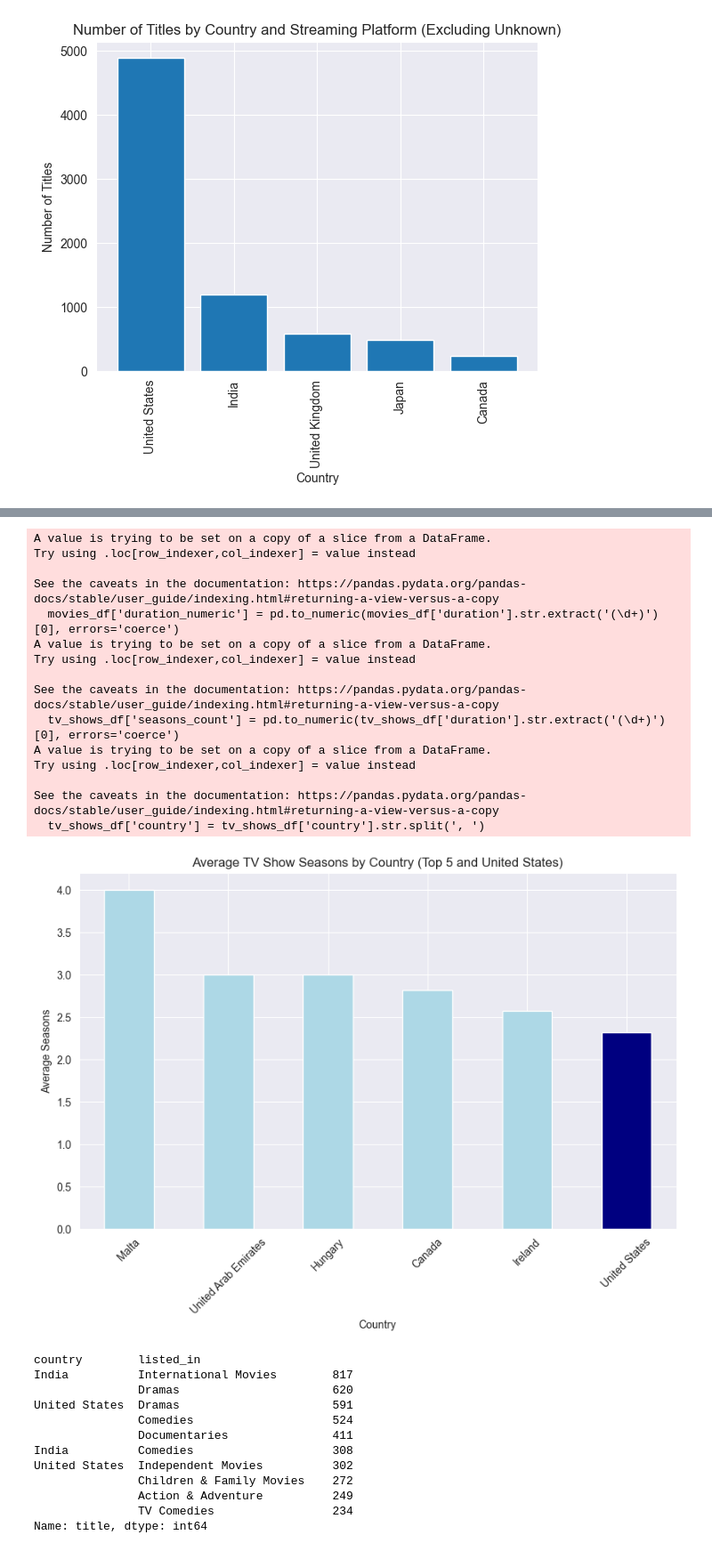
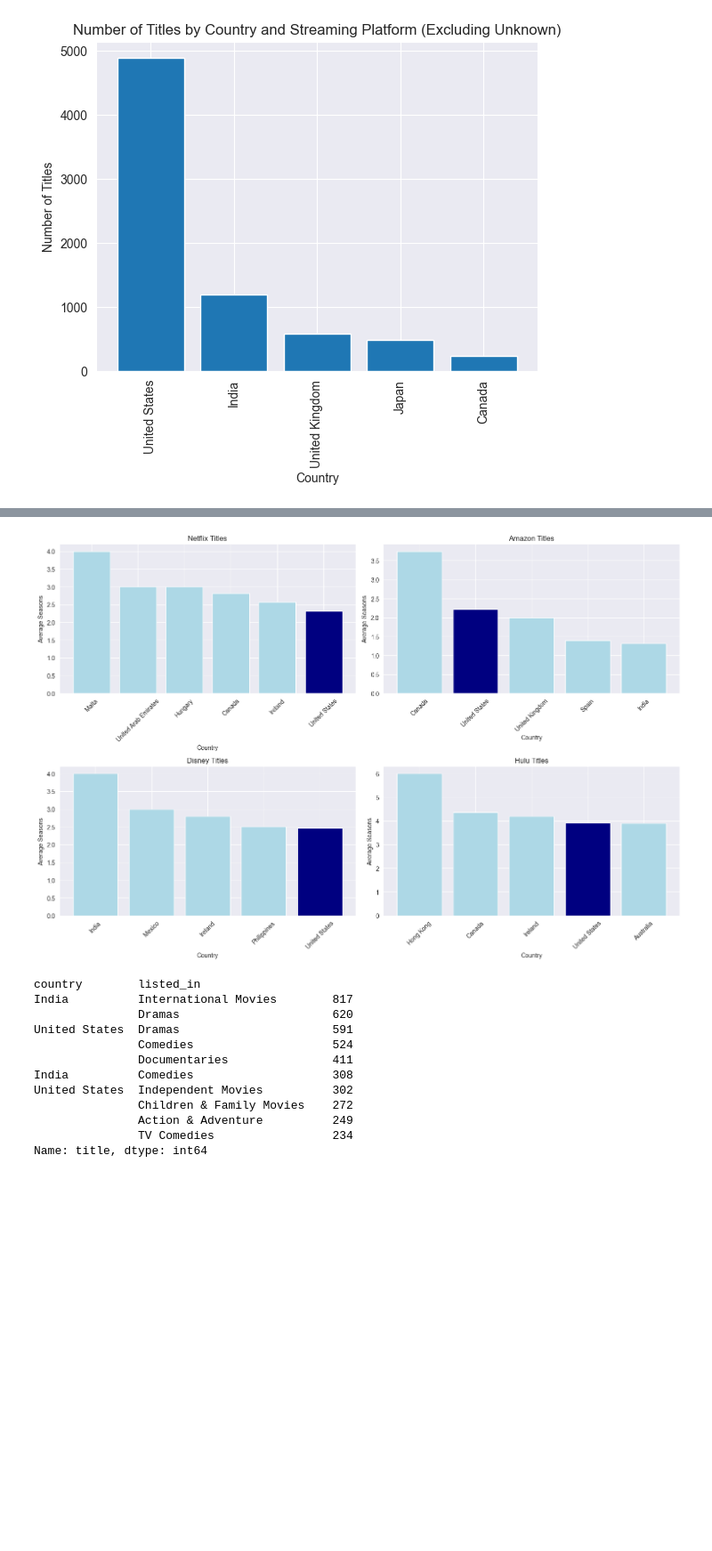
Before and after one commit to Arleee1/Zuckflix, a Jupyter notebook: MetaDataAnalysis.ipynb, the cells around one changed output, grey strips where cells are left out. Shown: that part at 89% size. Saved outputs shown, nothing was run; the diff lists cells and outputs as text; code cells hidden in the pictures; blank space fills up the shorter version.

Commit message:
add data for other streaming service to average seasons

```diff
--- a/MetaDataAnalysis.ipynb
+++ b/MetaDataAnalysis.ipynb
@@ -292,40 +292,38 @@ plt.show()
 # %% [output]
 [figure]
 # %%
-tv_shows_df = df[df['type'] == 'TV Show']
+dataframes = {
+    'Netflix Titles': df,
+    'Amazon Titles': adf,
+    'Disney Titles': ddf,
+    'Hulu Titles': hdf
+}
 
-# Convert movie durations to numeric
-movies_df['duration_numeric'] = pd.to_numeric(movies_df['duration'].str.extract('(\d+)')[0], errors='coerce')
+fig, axs = plt.subplots(2, 2, figsize=(15, 10)) # Setup a 2x2 grid
+axs = axs.flatten() # Flatten the 2x2 grid into a 1D array for easy iteration
 
-# Convert TV show seasons to numeric
-tv_shows_df['seasons_count'] = pd.to_numeric(tv_shows_df['duration'].str.extract('(\d+)')[0], errors='coerce')
+for idx, (title, df) in enumerate(dataframes.items()):
+    # Process each DataFrame
+    tv_shows_df = df[df['type'] == 'TV Show']
+    tv_shows_df['country'] = tv_shows_df['country'].str.split(', ')
+    exploded_tv_shows_df = tv_shows_df.explode('country')
+    exploded_tv_shows_df['seasons_count'] = pd.to_numeric(exploded_tv_shows_df['duration'].str.extract('(\d+)')[0], errors='coerce')
+    average_tv_shows_duration = exploded_tv_shows_df.groupby('country')['seasons_count'].mean()
 
-# Handle multiple countries for TV shows
-tv_shows_df['country'] = tv_shows_df['country'].str.split(', ')
-exploded_tv_shows_df = tv_shows_df.explode('country')
+    # Select top 5 countries and handle the 'United States' case
+    top_5_tv_shows_durations = average_tv_shows_duration.sort_values(ascending=False).head(5)
+    if 'United States' not in top_5_tv_shows_durations.index:
+        us_tv_shows_duration = pd.Series(average_tv_shows_duration.get('United States', 'Not Available'), index=['United States'])
+        top_5_tv_shows_durations = pd.concat([top_5_tv_shows_durations, us_tv_shows_duration])
 
-# Calculate the average number of seasons per country for TV shows
-average_tv_shows_duration = exploded_tv_shows_df.groupby('country')['seasons_count'].mean()
+    # Plotting on the respective subplot
+    axs[idx].bar(top_5_tv_shows_durations.index, top_5_tv_shows_durations.values, color=['lightblue' if country != 'United States' else 'navy' for country in top_5_tv_shows_durations.index])
+    axs[idx].set_title(title)
+    axs[idx].set_xlabel('Country')
+    axs[idx].set_ylabel('Average Seasons')
+    axs[idx].tick_params(axis='x', rotation=45)
 
-# Get average TV show seasons for the United States
-us_average_tv_shows_seasons = average_tv_shows_duration.get('United States', 'Not Available')
-print("Average TV Show Seasons in United States:", us_average_tv_shows_seasons, "seasons")
-
-# Select top 5 countries based on average TV show seasons
-top_5_tv_shows_durations = average_tv_shows_duration.sort_values(ascending=False).head(5)
-
-# If United States is not in the top 5, add it separately
-if 'United States' not in top_5_tv_shows_durations.index:
-    us_tv_shows_duration = pd.Series(average_tv_shows_duration.get('United States', 'Not Available'), index=['United States'])
-    top_5_tv_shows_durations = pd.concat([top_5_tv_shows_durations, us_tv_shows_duration])
-
-# Plotting only the second graph for TV shows
-plt.figure(figsize=(10, 6))
-top_5_tv_shows_durations.plot(kind='bar', color=['lightblue' if country != 'United States' else 'navy' for country in top_5_tv_shows_durations.index])
-
-plt.title('Average TV Show Seasons by Country (Top 5 and United States)')
-plt.xlabel('Country')
-plt.ylabel('Average Seasons')
-plt.xticks(rotation=45)
+# Adjust layout to prevent overlap
+plt.tight_layout()
 plt.show()
 # %% [output]
@@ -333,19 +350,4 @@ Average TV Show Seasons in United States: 2.3134328358208953 seasons
-A value is trying to be set on a copy of a slice from a DataFrame.
-Try using .loc[row_indexer,col_indexer] = value instead
-
-See the caveats in the documentation: https://pandas.pydata.org/pandas-docs/stable/user_guide/indexing.html#returning-a-view-versus-a-copy
-  movies_df['duration_numeric'] = pd.to_numeric(movies_df['duration'].str.extract('(\d+)')[0], errors='coerce')
-A value is trying to be set on a copy of a slice from a DataFrame.
-Try using .loc[row_indexer,col_indexer] = value instead
-
-See the caveats in the documentation: https://pandas.pydata.org/pandas-docs/stable/user_guide/indexing.html#returning-a-view-versus-a-copy
-  tv_shows_df['seasons_count'] = pd.to_numeric(tv_shows_df['duration'].str.extract('(\d+)')[0], errors='coerce')
-A value is trying to be set on a copy of a slice from a DataFrame.
-Try using .loc[row_indexer,col_indexer] = value instead
-
-See the caveats in the documentation: https://pandas.pydata.org/pandas-docs/stable/user_guide/indexing.html#returning-a-view-versus-a-copy
-  tv_shows_df['country'] = tv_shows_df['country'].str.split(', ')
-[figure, old version]
+[figure, new version]
 # %%
 df['listed_in'] = df['listed_in'].astype(str).str.split(', ')
 
```
Also changed, not shown: parts of 1 cell of this notebook.
